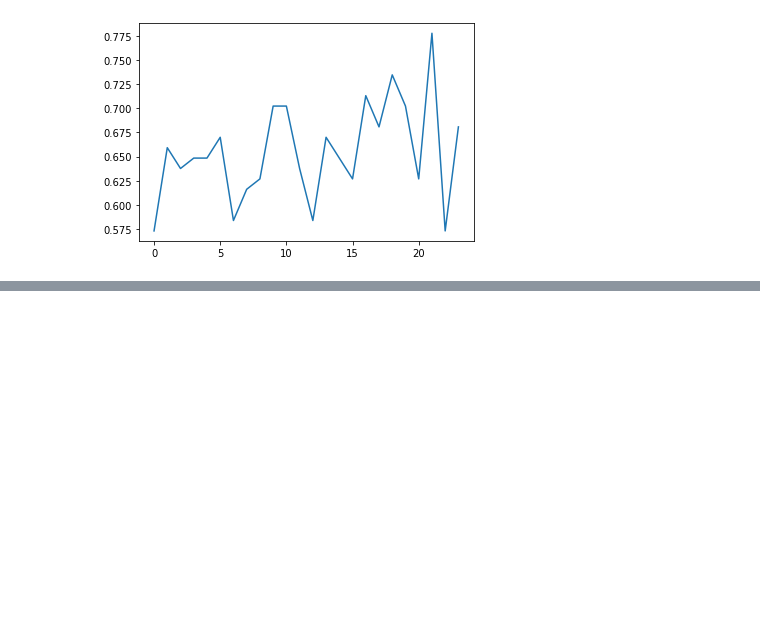
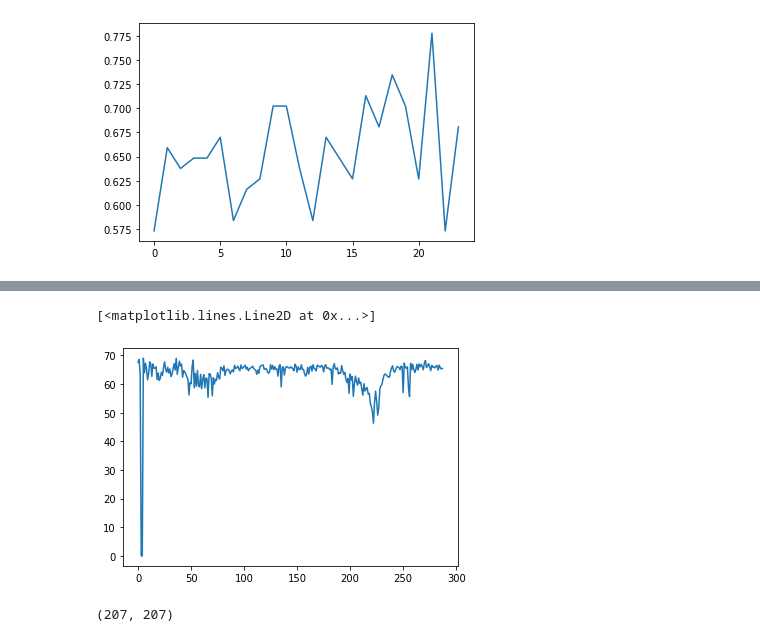
Before and after one commit to Kim-Ju-Hyeon/GSL, a Jupyter notebook: real_world_Dataset_preprocessing.ipynb, the cells around one changed output, grey strips where cells are left out. Drawn from its saved outputs; the diff is of its cells as text; code cells hidden in the pictures; blank space fills up the shorter version.

```diff
--- a/real_world_Dataset_preprocessing.ipynb
+++ b/real_world_Dataset_preprocessing.ipynb
@@ -108,0 +87,7 @@ sns.lineplot(data=sensor_labels)
+# %%
+metr_la = np.moveaxis(metr_la, 0, 1)
+# %%
+plt.plot(metr_la[1, :24*12, 0])
+# %% [output]
+[<matplotlib.lines.Line2D at 0x...>]
+[figure, added]
@@ -108,0 +96,4 @@ sns.lineplot(data=sensor_labels)
+# %%
+adj_matrix.shape
+# %% [output]
+(207, 207)
```
Also changed, not shown: parts of 13 cells of this notebook, 1 other file.
